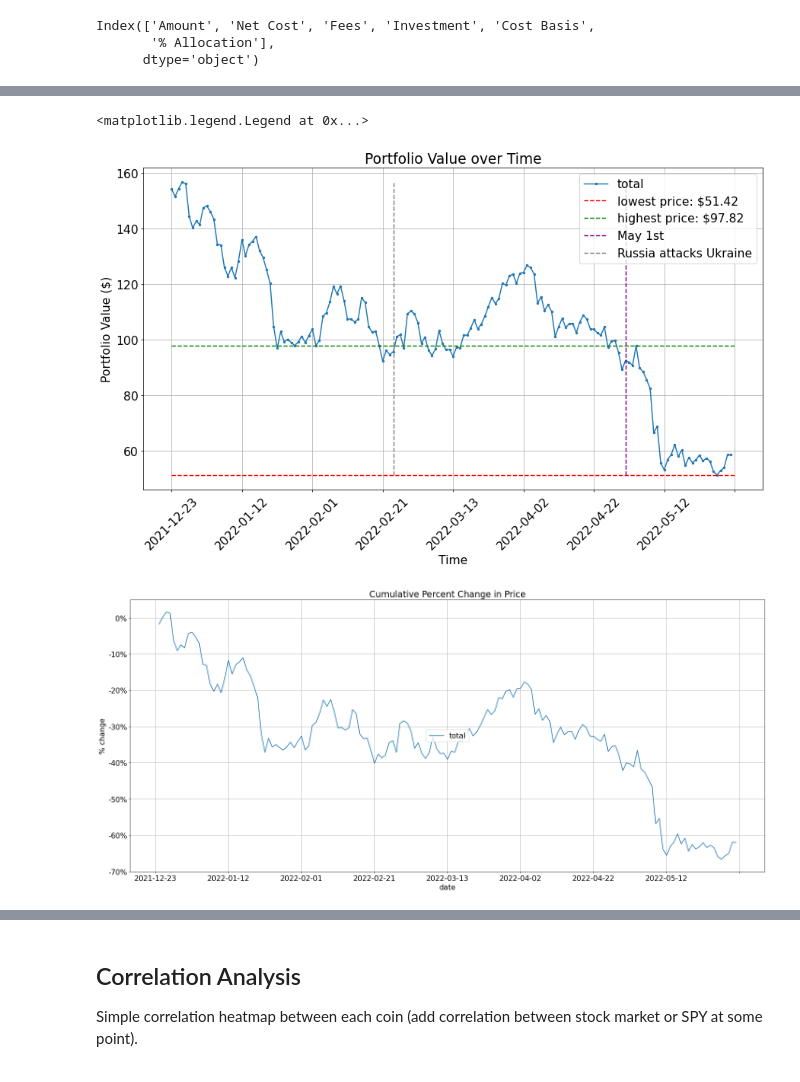
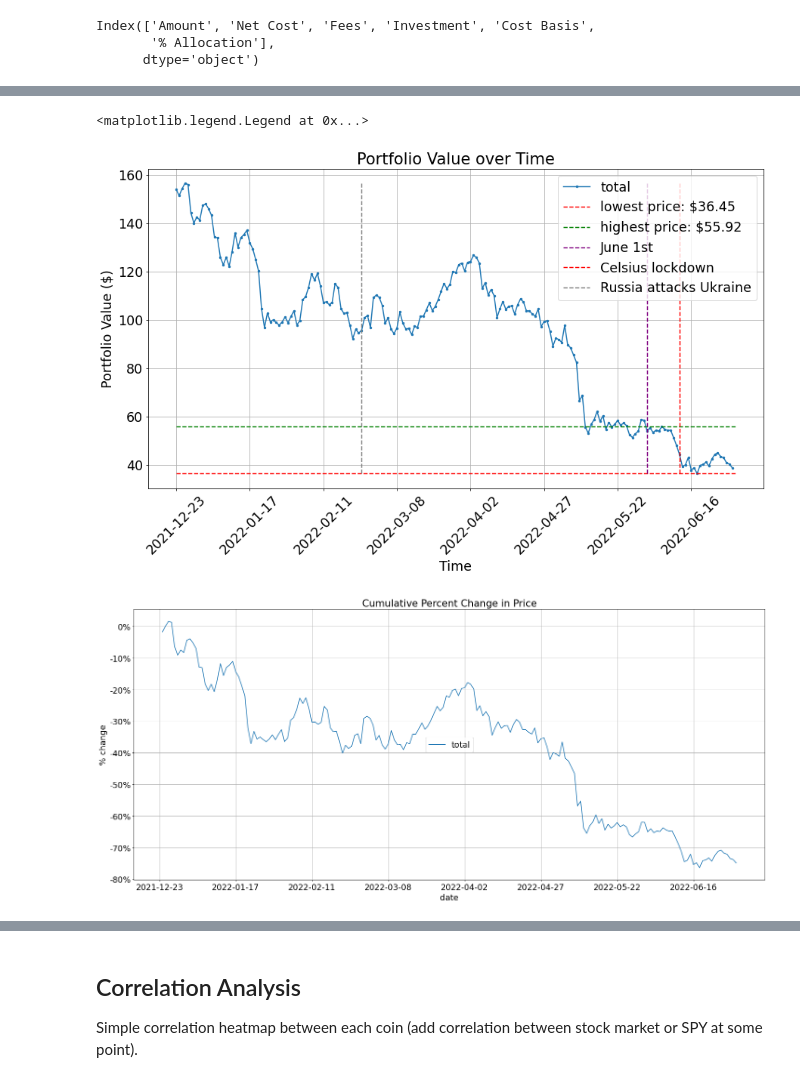
Before and after one commit to andresberejnoi/PublicNotebooks, a Jupyter notebook: 2022 Crypto Portfolio Tracking/2022 Weighted Crypto Portfolio Tracking.ipynb, the cells around one changed output, grey strips where cells are left out. Drawn from its saved outputs; the diff is of its cells as text; code cells hidden in the pictures.

Commit message:
updated parameters for the month of June

```diff
--- a/2022 Crypto Portfolio Tracking/2022 Weighted Crypto Portfolio Tracking.ipynb
+++ b/2022 Crypto Portfolio Tracking/2022 Weighted Crypto Portfolio Tracking.ipynb
@@ -11,8 +11,8 @@ import yfinance as yf
 import numpy as np
 # %%
 start_date       = '2021-12-23'
-month_begin_date = '2022-05-01'
-end_date         = '2022-05-31'
+month_begin_date = '2022-06-01'
+end_date         = '2022-06-30'
 # %% [markdown]
 ## Some Functions For Easy of Use
 # %%
@@ -25,7 +25,7 @@ def get_stock_data(symbol=['VTI'], start_date=start_date, end_date=end_date):
 ## Setup Global Plotting Parameters
 # %%
 plt.figure()
-plt.rcParams.update({'font.size': 16}) # must set at the top. It controls text size in charts and plots
+plt.rcParams.update({'font.size': 18}) # must set at the top. It controls text size in charts and plots
 
 plt.rcParams["figure.dpi"] = 70
 # %% [output]
@@ -259,36 +259,39 @@ ax = value_df['total'].plot(figsize=(15,8),
 #ax.hlines(value_df['total'].min(), ax.get_xticks()[0], ax.get_xticks()[-1], linestyle='--', color='red')
 #ax.hlines(114, ax.get_xticks()[0], ax.get_xticks()[-1], linestyle='--', color='green')
 
 #------- Creating Horizontal and Vertical Lines For Important Dates
 highest_price = value_df[month_begin_date:end_date]['total'].max()
 lowest_price  = value_df[month_begin_date:end_date]['total'].min()
 
 xmin = 0
 xmax = len(value_df)
 ymin = value_df['total'].min()
 ymax = value_df['total'].max()
 
 ax.hlines(lowest_price, xmin=xmin, xmax=xmax, linestyle='--', color='red'   , label=f"lowest price: ${lowest_price:.2f}")
 ax.hlines(highest_price, xmin=xmin, xmax=xmax, linestyle='--', color='green', label=f"highest price: ${highest_price:.2f}")
 
 #ax.vlines('10', ax.get_yticks().min(), ax.get_yticks().max(), linestyle='--', color='white')
 #ax.vlines(40, ax.get_yticks().min(), ax.get_yticks().max(), linestyle='--', color='gray', label="February 1st")
 #ax.vlines(63, ax.get_yticks().min(), ax.get_yticks().max(), linestyle='--', color='purple', label="Russia attacks Ukraine")
 
-ax.vlines(129, ymin=ymin, ymax=ymax, linestyle='--', color='purple', label="May 1st")
+ax.vlines(160, ymin=ymin, ymax=ymax, linestyle='--', color='purple', label="June 1st")
+ax.vlines(171, ymin=ymin, ymax=ymax, linestyle='--', color='red', label='Celsius lockdown')
 ax.vlines(63, ymin=ymin, ymax=ymax, linestyle='--', color='gray', label="Russia attacks Ukraine")
 
 #-- x-axis formatting
 #ax.set_xticklabels(ax.get_xticks(), rotation = 45)
 
 #------- Makes Line lables show up
 ax.legend()
 
 #ax.plot(pad_inches=0)
 # %% [output]
 <matplotlib.legend.Legend at 0x...>
-[figure, old version]
+[figure, new version]
 # %%
+plt.rcParams.update({'font.size': 18}) # must set at the top. It controls text size in charts and plots
+
 _price_change = value_df['total'].diff().cumsum()
 percent_change_df = (_price_change / value_df['total'].iloc[0])*100
 percent_change_df
@@ -304,4 +307,4 @@ ax = percent_change_df.plot(
 ax.legend(loc="center")
 ax.yaxis.set_major_formatter(mpl.ticker.FuncFormatter(lambda x,pos: f"{x:.0f}%"))
 # %% [output]
-[figure, old version]
+[figure, new version]
```
Also changed, not shown: parts of 19 cells of this notebook, 1 other file.
